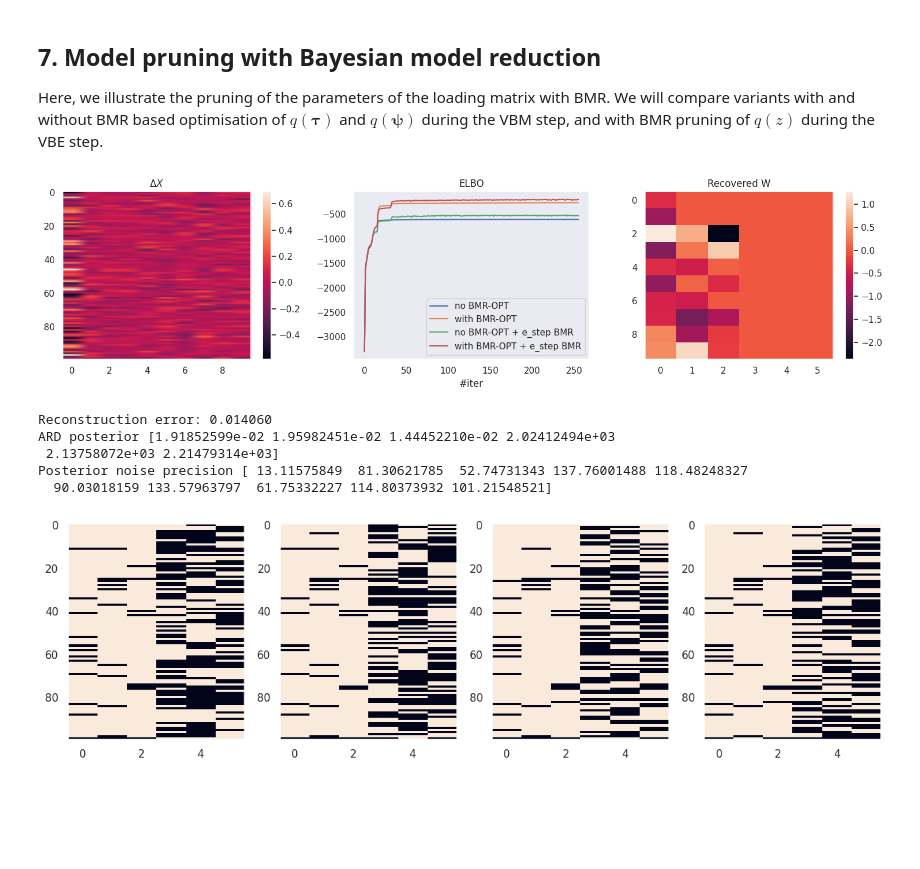
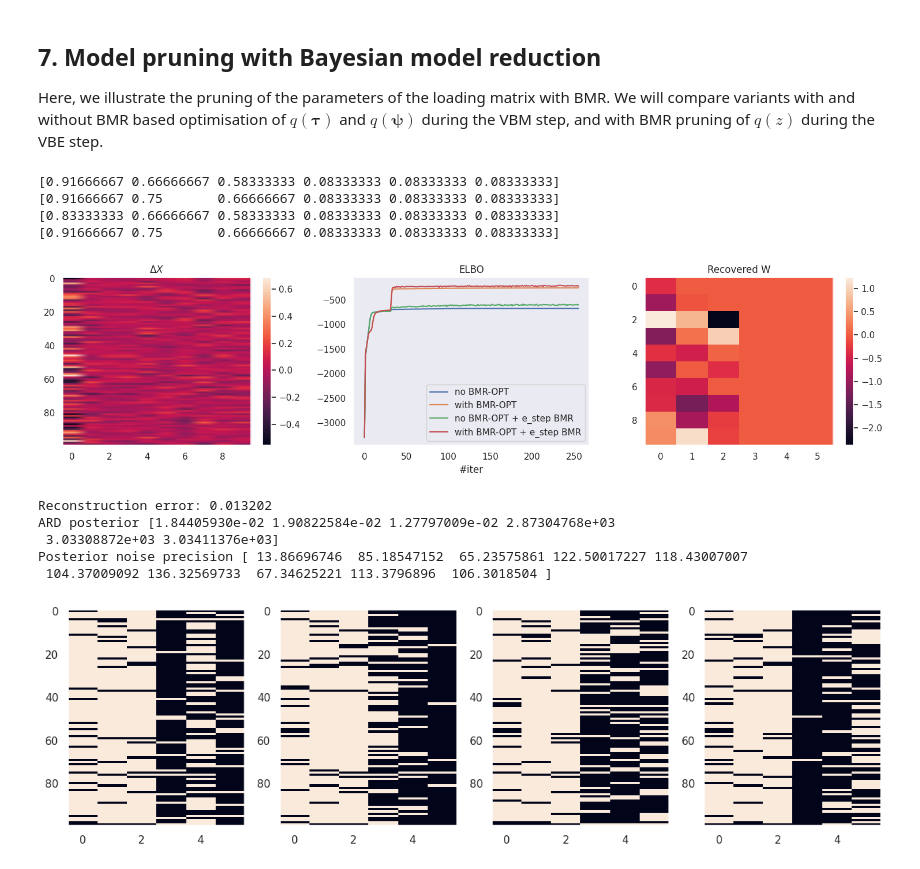
Before and after one commit to dimarkov/sppcax, a Jupyter notebook: examples/debug_factor_analysis.ipynb, the cells around one changed output. Cells and saved outputs as stored; diff of their text form; code cells hidden in the pictures; blank space fills up the shorter version.

```diff
--- a/examples/debug_factor_analysis.ipynb
+++ b/examples/debug_factor_analysis.ipynb
@@ -336,7 +342,8 @@ Posterior noise precision 26.76011457989904
 # Initialize model
 model1 = PFA(n_components=2 * n_components, n_features=n_features)
 model2 = PFA(n_components=2 * n_components, n_features=n_features, optimize_with_bmr=True)
-model3 = PFA(n_components=2*n_components, n_features=n_features, optimize_with_bmr=True, bmr_e_step=True)
+model3 = PFA(n_components=2*n_components, n_features=n_features, bmr_e_step=True)
+model4 = PFA(n_components=2*n_components, n_features=n_features, optimize_with_bmr=True, bmr_e_step=True)
 
 
 # Fit model
@@ -349,8 +356,11 @@ fitted_model2, elbos2 = fit(model2, X, tol=1e-2, n_iter=400, key=key)
 key, _key = jr.split(key)
 fitted_model3, elbos3 = fit(model3, X, tol=1e-2, n_iter=400, key=key)
 
-m = jnp.argmax(jnp.array([elbos1[-1], elbos2[-1], elbos3[-1]])).item()
-f_model = [fitted_model1, fitted_model2, fitted_model3][m]
+key, _key = jr.split(key)
+fitted_model4, elbos4 = fit(model4, X, tol=1e-2, n_iter=400, key=key)
+
+m = jnp.argmax(jnp.array([elbos1[-1], elbos2[-1], elbos3[-1], elbos4[-1]])).item()
+f_model = [fitted_model1, fitted_model2, fitted_model3, fitted_model4][m]
 
 # Transform data
 qz = transform(f_model, X)
@@ -369,7 +379,8 @@ plt.colorbar()
 plt.subplot(132)
 plt.plot(elbos1, label='no BMR-OPT')
 plt.plot(elbos2, label='with BMR-OPT')
-plt.plot(elbos3, label='with BMR-OPT + e_step BMR')
+plt.plot(elbos3, label='e_step BMR')
+plt.plot(elbos4, label='with BMR-OPT + e_step BMR')
 plt.title('ELBO')
 plt.xlabel('#iter')
 plt.legend()
@@ -402,12 +413,13 @@ We illustrate here how to mask missing data.
 # %%
 # mask 20% of the observed features
 key, _key = jr.split(key)
-data_mask = jr.bernoulli(_key, p=.9, shape=X.shape)
+data_mask = jr.bernoulli(_key, p=.6, shape=X.shape)
 
 # Initialize model
 model1 = PFA(n_components=2 * n_components, n_features=n_features, data_mask=data_mask)
 model2 = PFA(n_components=2 * n_components, n_features=n_features, data_mask=data_mask, optimize_with_bmr=True)
-model3 = PFA(n_components=2 * n_components, n_features=n_features, data_mask=data_mask, optimize_with_bmr=True, bmr_e_step=True)
+model3 = PFA(n_components=2 * n_components, n_features=n_features, data_mask=data_mask, bmr_e_step=True)
+model4 = PFA(n_components=2*n_components, n_features=n_features, data_mask=data_mask, optimize_with_bmr=True, bmr_e_step=True)
 
 # Fit model
 key, _key = jr.split(key)
@@ -419,8 +431,12 @@ fitted_model2, elbos2 = fit(model2, X, tol=1e-2, n_iter=400, key=key)
 key, _key = jr.split(key)
 fitted_model3, elbos3 = fit(model3, X, tol=1e-2, n_iter=400, key=key)
 
-m = jnp.argmax(jnp.array([elbos1[-1], elbos2[-1], elbos3[-1]])).item()
-f_model = [fitted_model1, fitted_model2, fitted_model3][m]
+key, _key = jr.split(key)
+fitted_model4, elbos4 = fit(model4, X, tol=1e-2, n_iter=400, key=key)
+
+print([elbos1[-1], elbos2[-1], elbos3[-1], elbos4[-1]])
+m = jnp.argmax(jnp.array([elbos1[-1], elbos2[-1], elbos3[-1], elbos4[-1]])).item()
+f_model = [fitted_model1, fitted_model2, fitted_model3, fitted_model4][m]
 
 # Transform data
 qz = transform(f_model, X, use_data_mask=True)
@@ -439,7 +455,8 @@ plt.colorbar()
 plt.subplot(132)
 plt.plot(elbos1, label='no BMR-OPT')
 plt.plot(elbos2, label='with BMR-OPT')
-plt.plot(elbos3, label='with BMR-OPT + e_step BMR')
+plt.plot(elbos3, label='e_step BMR')
+plt.plot(elbos4, label='with BMR-OPT + e_step BMR')
 plt.title('ELBO')
 plt.xlabel('#iter')
 plt.legend()
@@ -561,16 +578,20 @@ model4 = PFA(n_components=2 * n_components, n_features=n_features, optimize_with
 
 # Fit model
 key, _key = jr.split(key)
-fitted_model1, elbos1 = fit(model1, X, tol=1e-3, n_iter=256, bmr_frequency=16, key=key)
+fitted_model1, elbos1 = fit(model1, X, tol=1e-3, n_iter=256, bmr_frequency=32, key=key)
+print(fitted_model1.sparsity_prior.mean)
 
 key, _key = jr.split(key)
-fitted_model2, elbos2 = fit(model2, X, tol=1e-3, n_iter=256, bmr_frequency=16, key=key)
+fitted_model2, elbos2 = fit(model2, X, tol=1e-3, n_iter=256, bmr_frequency=32, key=key)
+print(fitted_model2.sparsity_prior.mean)
 
 key, _key = jr.split(key)
-fitted_model3, elbos3 = fit(model3, X, tol=1e-3, n_iter=256, bmr_frequency=16, key=key)
+fitted_model3, elbos3 = fit(model3, X, tol=1e-3, n_iter=256, bmr_frequency=32, key=key)
+print(fitted_model3.sparsity_prior.mean)
 
 key, _key = jr.split(key)
-fitted_model4, elbos4 = fit(model4, X, tol=1e-3, n_iter=256, bmr_frequency=16, key=key)
+fitted_model4, elbos4 = fit(model4, X, tol=1e-3, n_iter=256, bmr_frequency=32, key=key)
+print(fitted_model4.sparsity_prior.mean)
 
 m = jnp.argmax(jnp.array([elbos1[-1], elbos2[-1], elbos3[-1], elbos4[-1]])).item()
 f_model = [fitted_model1, fitted_model2, fitted_model3, fitted_model4][m]
@@ -614,20 +635,24 @@ print(f"Reconstruction error: {error:.6f}")
 print("ARD posterior", f_model.W_dist.gamma.mean)
 print("Posterior noise precision", f_model.noise_precision.mean)
 # %% [output]
+[0.91666667 0.66666667 0.58333333 0.08333333 0.08333333 0.08333333]
+[0.91666667 0.75       0.66666667 0.08333333 0.08333333 0.08333333]
+[0.83333333 0.66666667 0.58333333 0.08333333 0.08333333 0.08333333]
+[0.91666667 0.75       0.66666667 0.08333333 0.08333333 0.08333333]
-[figure, old version]
+[figure, new version]
-Reconstruction error: 0.014060
-ARD posterior [1.91852599e-02 1.95982451e-02 1.44452210e-02 2.02412494e+03
- 2.13758072e+03 2.21479314e+03]
-Posterior noise precision [ 13.11575849  81.30621785  52.74731343 137.76001488 118.48248327
-  90.03018159 133.57963797  61.75332227 114.80373932 101.21548521]
+Reconstruction error: 0.013202
+ARD posterior [1.84405930e-02 1.90822584e-02 1.27797009e-02 2.87304768e+03
+ 3.03308872e+03 3.03411376e+03]
+Posterior noise precision [ 13.86696746  85.18547152  65.23575861 122.50017227 118.43007007
+ 104.37009092 136.32569733  67.34625221 113.3796896  106.3018504 ]
 # %%
 plt.figure(figsize=(15, 4))
 
 for i in range(4):
     plt.subplot(int(str(14)+str(i+1)))
     # Transform data
     key, _key = jr.split(key)
-    qz = transform(f_model, X, key=_key)
+    qz = transform(fitted_model3, X, key=_key)
     plt.imshow(qz.mask, aspect='auto')
 # %% [output]
-[figure, old version]
+[figure, new version]
```
Also changed, not shown: parts of 7 cells of this notebook, 2 other files.
